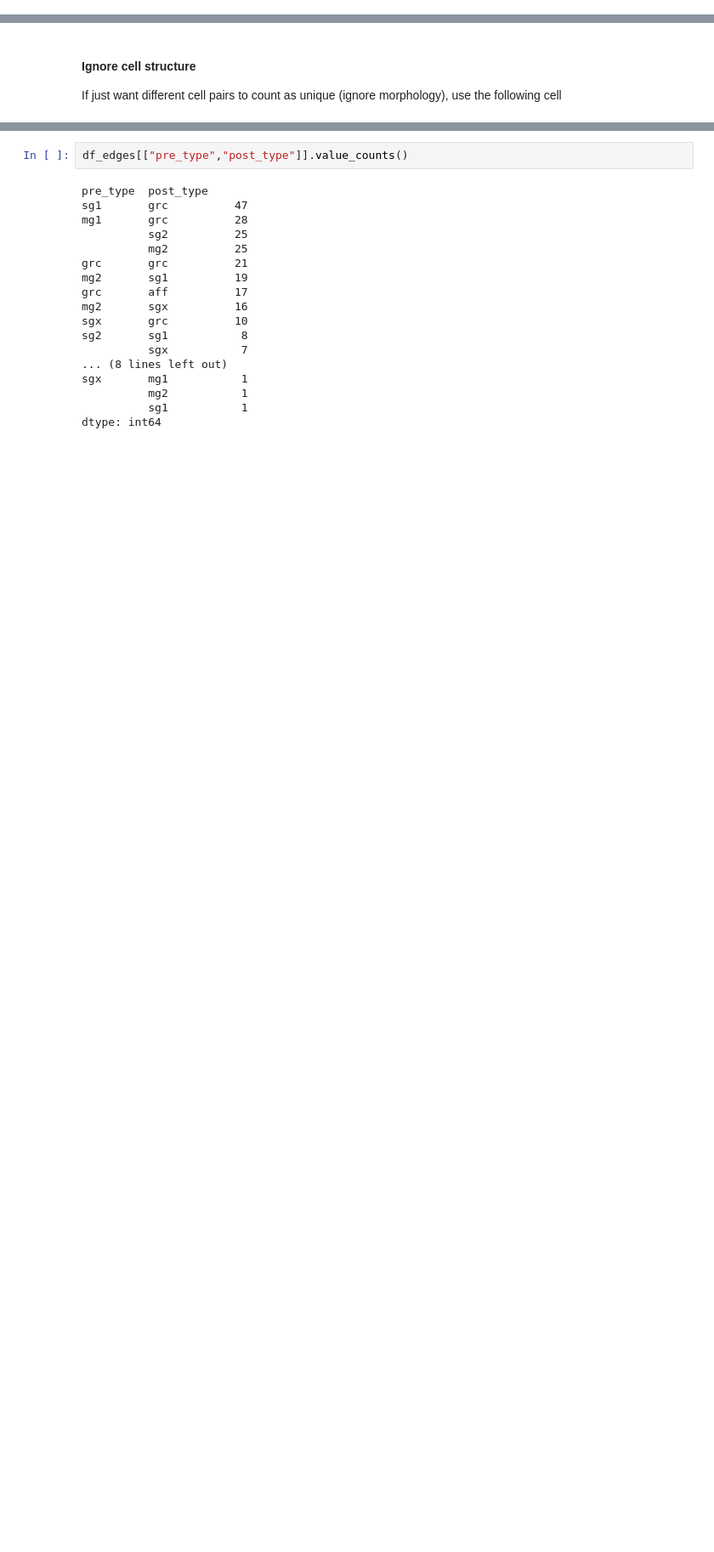
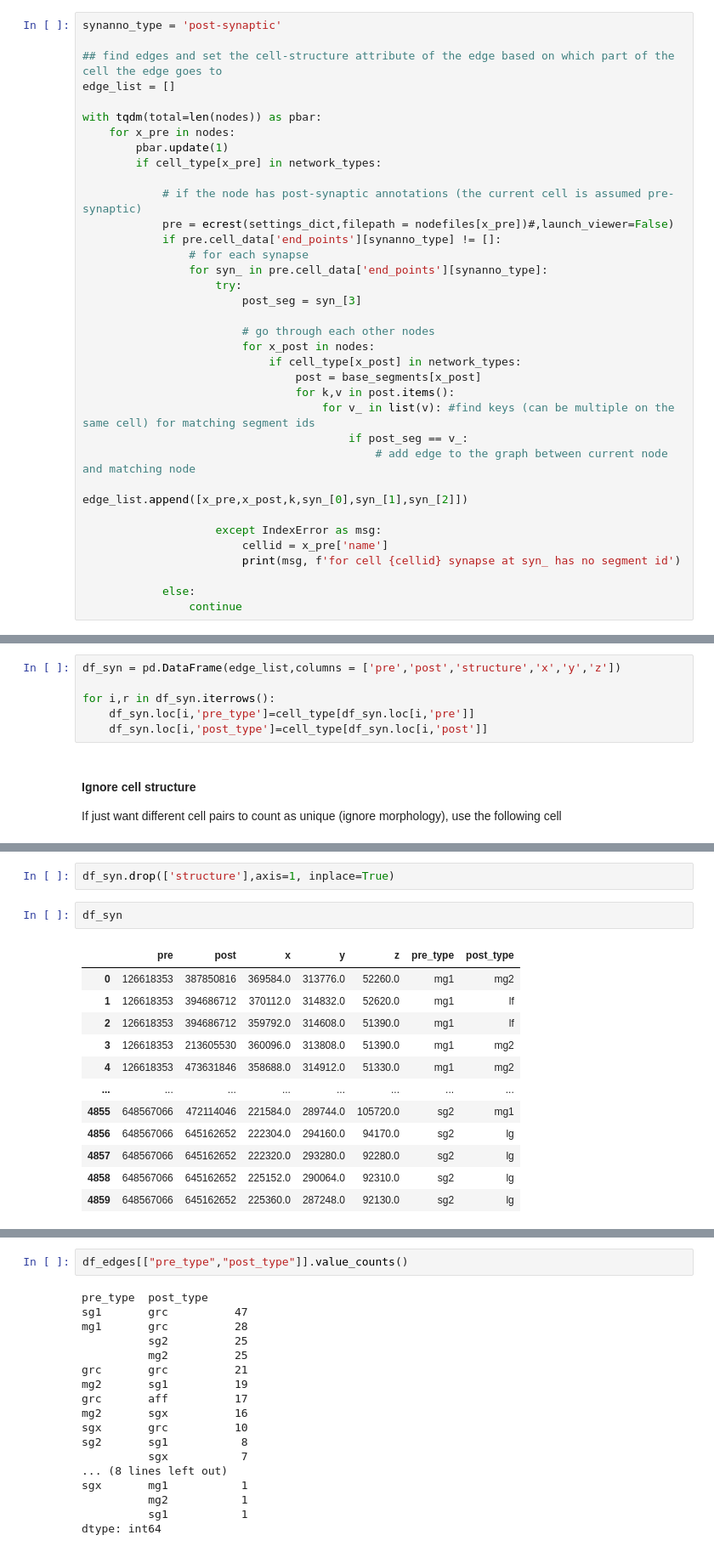
Before and after one commit to neurologic/eCREST, a Jupyter notebook: Network-Analysis.ipynb, the cells around one changed output, grey strips where cells are left out. Shown at 85% size. Drawn from its saved outputs; the diff is of its cells as text; blank space fills up the shorter version.

```diff
--- a/Network-Analysis.ipynb
+++ b/Network-Analysis.ipynb
@@ -186 +121,36 @@ with tqdm(total=ell.vcount()) as pbar:
+# %%
+synanno_type = 'post-synaptic'
+
+## find edges and set the cell-structure attribute of the edge based on which part of the cell the edge goes to
+edge_list = []
+
+with tqdm(total=len(nodes)) as pbar:
+    for x_pre in nodes:
+        pbar.update(1)
+        if cell_type[x_pre] in network_types:
+
+            # if the node has post-synaptic annotations (the current cell is assumed pre-synaptic)
+            pre = ecrest(settings_dict,filepath = nodefiles[x_pre])#,launch_viewer=False)
+            if pre.cell_data['end_points'][synanno_type] != []:
+                # for each synapse
+                for syn_ in pre.cell_data['end_points'][synanno_type]:
+                    try:
+                        post_seg = syn_[3]
+
+                        # go through each other nodes
+                        for x_post in nodes:
+                            if cell_type[x_post] in network_types:
+                                post = base_segments[x_post]
+                                for k,v in post.items():
+                                    for v_ in list(v): #find keys (can be multiple on the same cell) for matching segment ids
+                                        if post_seg == v_:
+                                            # add edge to the graph between current node and matching node
+                                            edge_list.append([x_pre,x_post,k,syn_[0],syn_[1],syn_[2]])
+
+                    except IndexError as msg:
+                        cellid = x_pre['name']
+                        print(msg, f'for cell {cellid} synapse at syn_ has no segment id')
+
+            else:
+                continue
 # %% [markdown]
@@ -188,3 +158,9 @@ with tqdm(total=ell.vcount()) as pbar:
+# %%
+df_syn = pd.DataFrame(edge_list,columns = ['pre','post','structure','x','y','z'])
+
+for i,r in df_syn.iterrows():
+    df_syn.loc[i,'pre_type']=cell_type[df_syn.loc[i,'pre']]
+    df_syn.loc[i,'post_type']=cell_type[df_syn.loc[i,'post']]
 # %% [markdown]
 #### Ignore cell structure
 
@@ -207,0 +168,17 @@ for i,r in df_edges.iterrows():
+# %%
+df_syn.drop(['structure'],axis=1, inplace=True)
+# %%
+df_syn
+# %% [output]
+|  | pre | post | x | y | z | pre_type | post_type |
+| 0 | 126618353 | 387850816 | 369584.0 | 313776.0 | 52260.0 | mg1 | mg2 |
+| 1 | 126618353 | 394686712 | 370112.0 | 314832.0 | 52620.0 | mg1 | lf |
+| 2 | 126618353 | 394686712 | 359792.0 | 314608.0 | 51390.0 | mg1 | lf |
+| 3 | 126618353 | 213605530 | 360096.0 | 313808.0 | 51390.0 | mg1 | mg2 |
+| 4 | 126618353 | 473631846 | 358688.0 | 314912.0 | 51330.0 | mg1 | mg2 |
+| ... | ... | ... | ... | ... | ... | ... | ... |
+| 4855 | 648567066 | 472114046 | 221584.0 | 289744.0 | 105720.0 | sg2 | mg1 |
+| 4856 | 648567066 | 645162652 | 222304.0 | 294160.0 | 94170.0 | sg2 | lg |
+| 4857 | 648567066 | 645162652 | 222320.0 | 293280.0 | 92280.0 | sg2 | lg |
+| 4858 | 648567066 | 645162652 | 225152.0 | 290064.0 | 92310.0 | sg2 | lg |
+| 4859 | 648567066 | 645162652 | 225360.0 | 287248.0 | 92130.0 | sg2 | lg |
```
Also changed, not shown: parts of 27 cells of this notebook, 2 other files.
